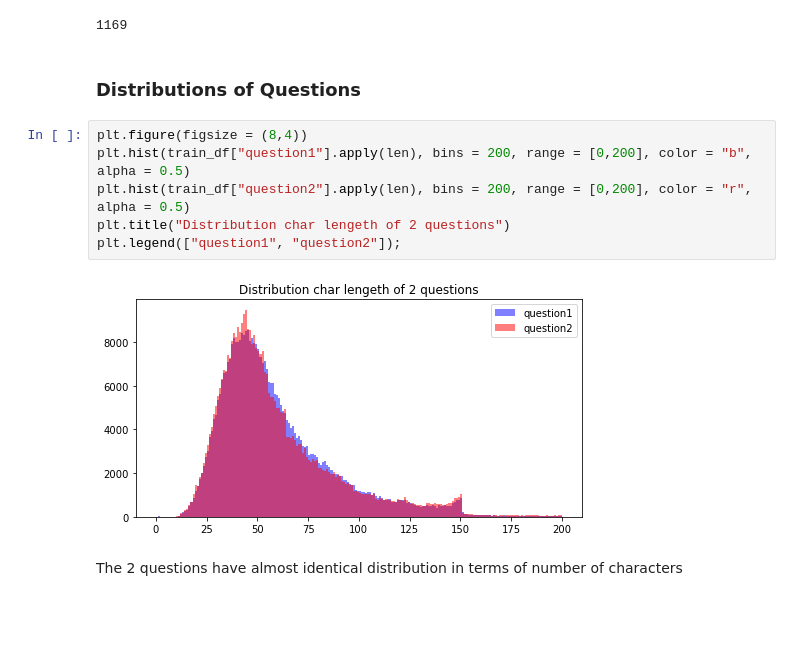
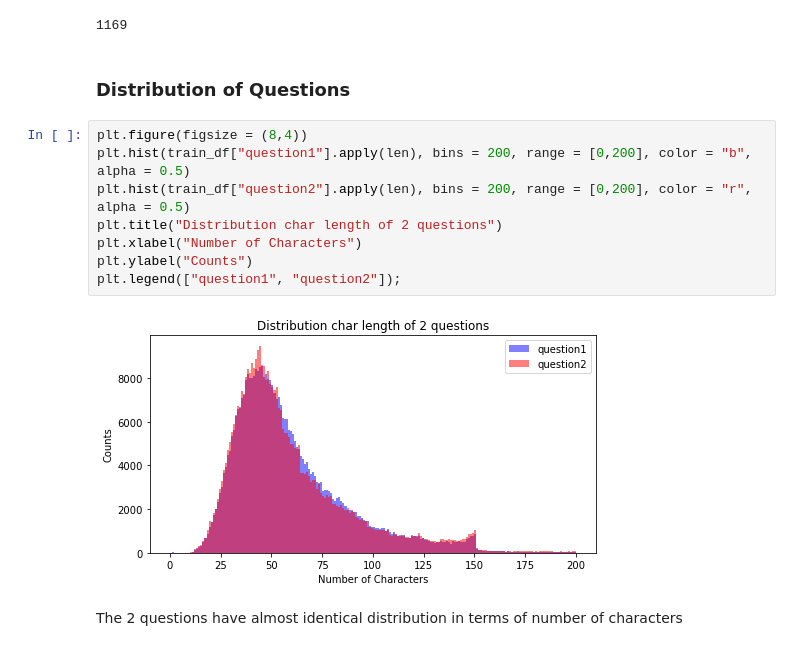
Before and after one commit to Onk24/Quora_Question_Pairs, a Jupyter notebook: Quora_Question_Pairs.ipynb, the cells around one changed output. Drawn from its saved outputs; the diff is of its cells as text; blank space fills up the shorter version.

```diff
--- a/Quora_Question_Pairs.ipynb
+++ b/Quora_Question_Pairs.ipynb
@@ -66,15 +86,17 @@ max(train_df["question2"].apply(len))
 # %% [output]
 1169
 # %% [markdown]
-### Distributions of Questions
+### Distribution of Questions
 # %%
 plt.figure(figsize = (8,4))
 plt.hist(train_df["question1"].apply(len), bins = 200, range = [0,200], color = "b", alpha = 0.5)
 plt.hist(train_df["question2"].apply(len), bins = 200, range = [0,200], color = "r", alpha = 0.5)
-plt.title("Distribution char lengeth of 2 questions")
+plt.title("Distribution char length of 2 questions")
+plt.xlabel("Number of Characters")
+plt.ylabel("Counts")
 plt.legend(["question1", "question2"]);
 # %% [output]
-[figure, old version]
+[figure, new version]
 # %% [markdown]
 The 2 questions have almost identical distribution  in terms of number of characters
 # %% [markdown]
```
Also changed, not shown: parts of 178 cells of this notebook.
